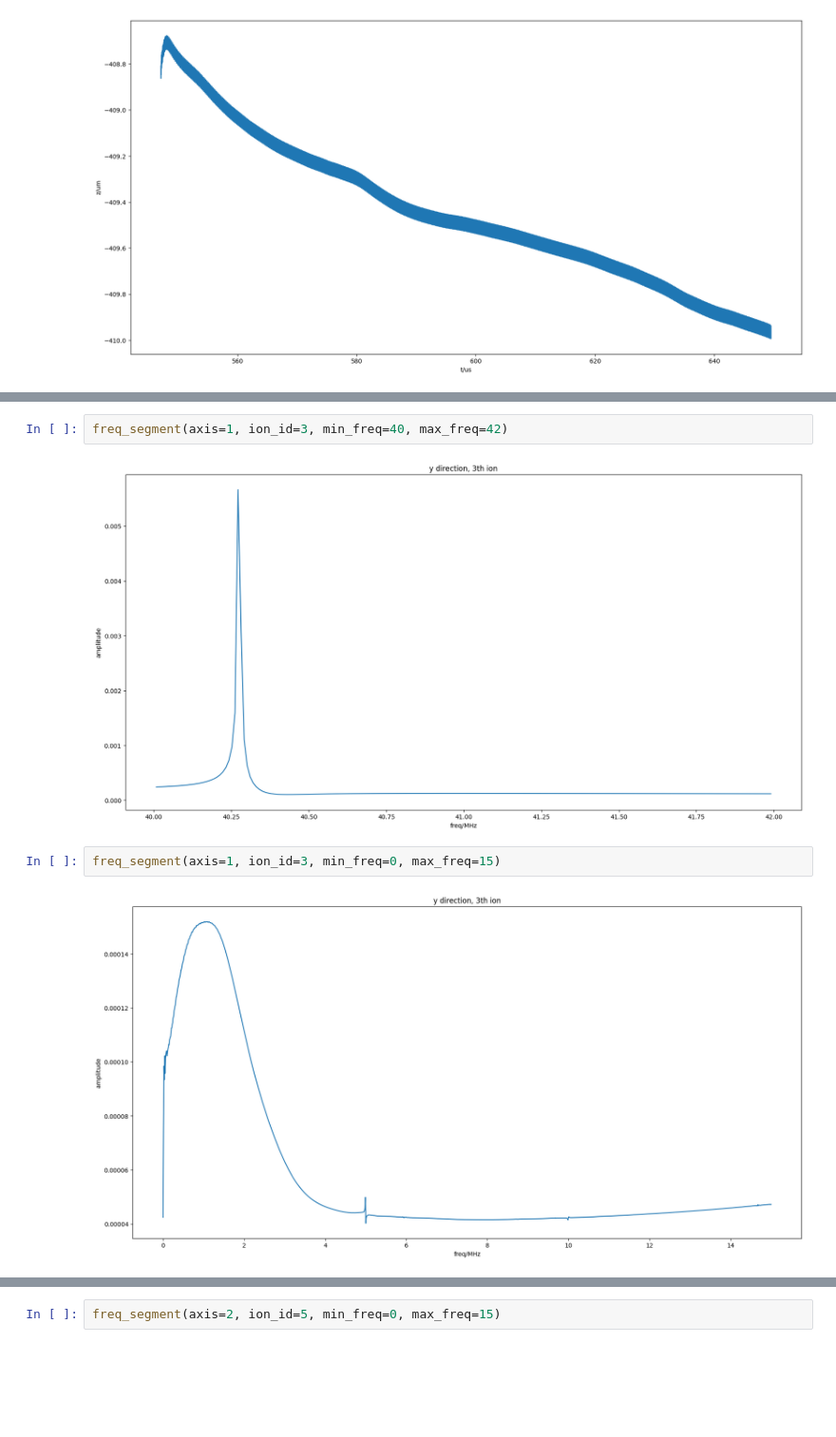
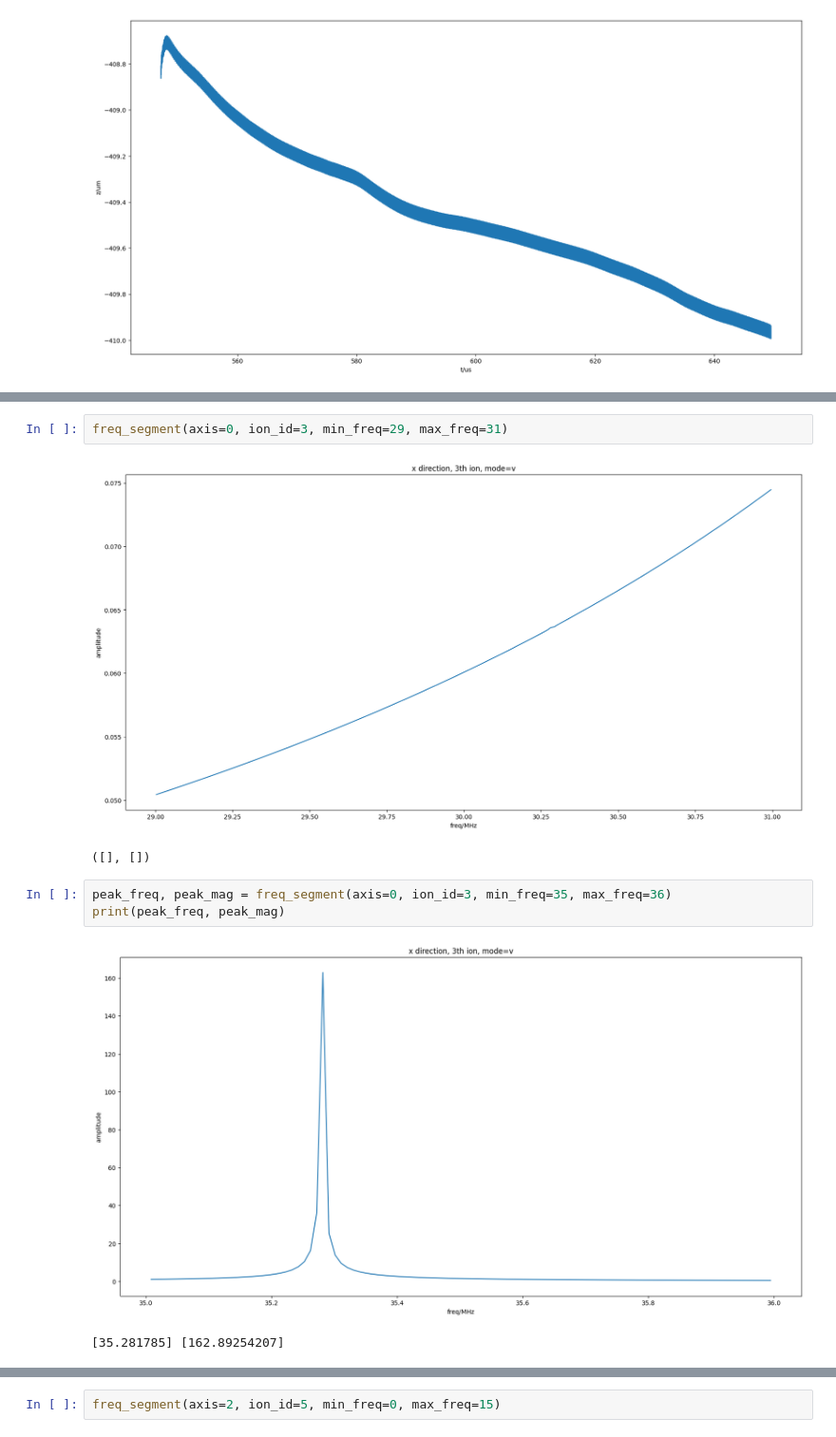
Before and after one commit to ylctql/ion-dynamic-simulation, a Jupyter notebook: src/sequence.ipynb, the cells around one changed output, grey strips where cells are left out. Shown at 95% size. Saved outputs shown, nothing was run; the diff lists cells and outputs as text; blank space fills up the shorter version.

```diff
--- a/src/sequence.ipynb
+++ b/src/sequence.ipynb
@@ -118,9 +236,12 @@ freq_segment(axis=1, ion_id=3, min_freq=4, max_freq=6)
 # %%
-freq_segment(axis=1, ion_id=3, min_freq=40, max_freq=42)
+freq_segment(axis=0, ion_id=3, min_freq=29, max_freq=31)
 # %% [output]
-[figure, old version]
+[figure, new version]
+([], [])
 # %%
-freq_segment(axis=1, ion_id=3, min_freq=0, max_freq=15)
+peak_freq, peak_mag = freq_segment(axis=0, ion_id=3, min_freq=35, max_freq=36)
+print(peak_freq, peak_mag)
 # %% [output]
-[figure, old version]
+[figure, new version]
+[35.281785] [162.89254207]
 # %%
```
Also changed, not shown: parts of 21 cells of this notebook, 8 other files.
